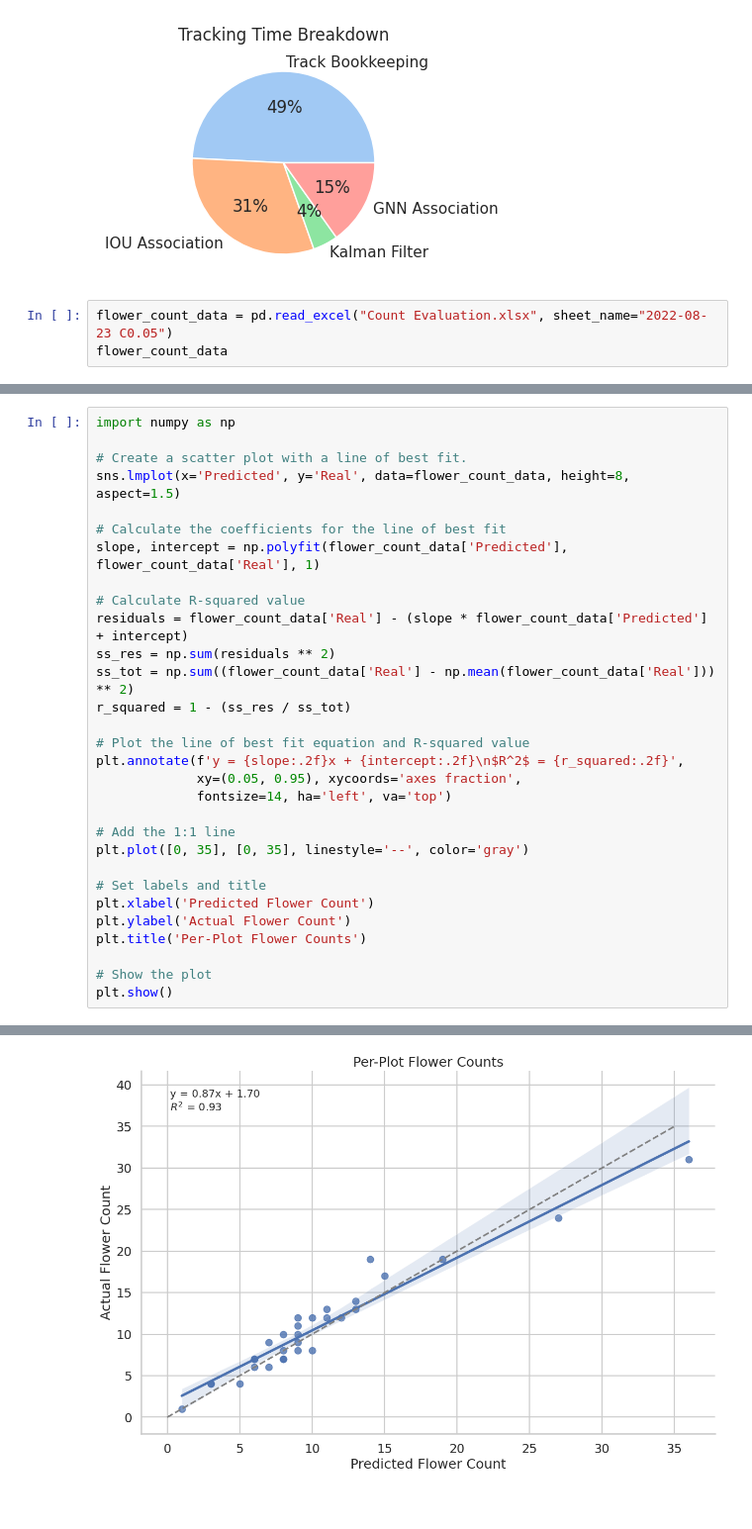
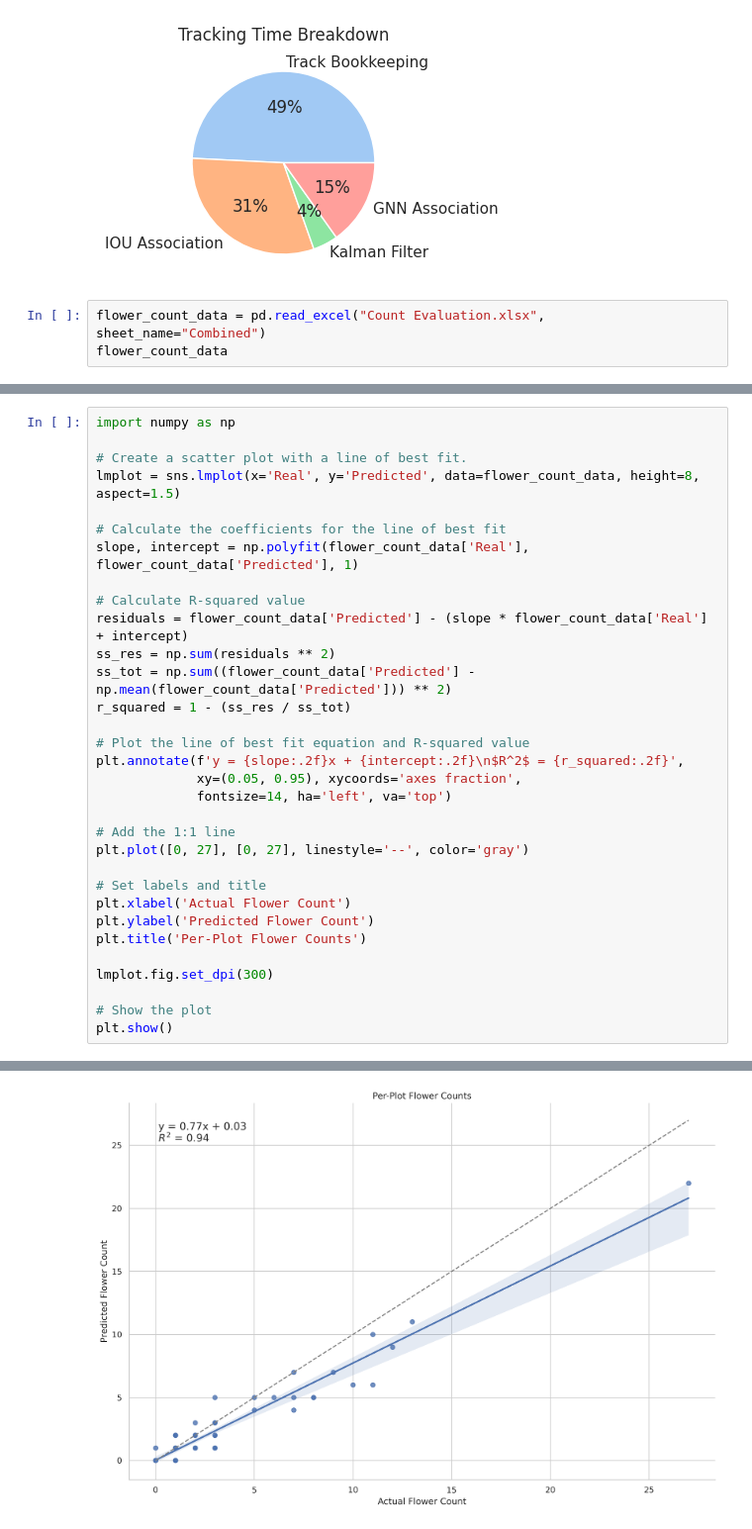
Before and after one commit to UGA-BSAIL/cotton_flower_mot, a Jupyter notebook: notebooks/generate_figures.ipynb, the cells around one changed output, grey strips where cells are left out. Shown at 99% size. Saved outputs shown, nothing was run; the diff lists cells and outputs as text.

```diff
--- a/notebooks/generate_figures.ipynb
+++ b/notebooks/generate_figures.ipynb
@@ -317,7 +317,7 @@ plt.show()
 [interactive output not drawn]
 [figure]
 # %%
-flower_count_data = pd.read_excel("Count Evaluation.xlsx", sheet_name="2022-08-23 C0.05")
+flower_count_data = pd.read_excel("Count Evaluation.xlsx", sheet_name="Combined")
 flower_count_data
 # %% [output]
 [interactive output not drawn]
@@ -341,36 +337,38 @@ flower_count_data
 # %%
 import numpy as np
 
 # Create a scatter plot with a line of best fit.
-sns.lmplot(x='Predicted', y='Real', data=flower_count_data, height=8, aspect=1.5)
+lmplot = sns.lmplot(x='Real', y='Predicted', data=flower_count_data, height=8, aspect=1.5)
 
 # Calculate the coefficients for the line of best fit
-slope, intercept = np.polyfit(flower_count_data['Predicted'], flower_count_data['Real'], 1)
+slope, intercept = np.polyfit(flower_count_data['Real'], flower_count_data['Predicted'], 1)
 
 # Calculate R-squared value
-residuals = flower_count_data['Real'] - (slope * flower_count_data['Predicted'] + intercept)
+residuals = flower_count_data['Predicted'] - (slope * flower_count_data['Real'] + intercept)
 ss_res = np.sum(residuals ** 2)
-ss_tot = np.sum((flower_count_data['Real'] - np.mean(flower_count_data['Real'])) ** 2)
+ss_tot = np.sum((flower_count_data['Predicted'] - np.mean(flower_count_data['Predicted'])) ** 2)
 r_squared = 1 - (ss_res / ss_tot)
 
 # Plot the line of best fit equation and R-squared value
 plt.annotate(f'y = {slope:.2f}x + {intercept:.2f}\n$R^2$ = {r_squared:.2f}',
              xy=(0.05, 0.95), xycoords='axes fraction',
              fontsize=14, ha='left', va='top')
 
 # Add the 1:1 line
-plt.plot([0, 35], [0, 35], linestyle='--', color='gray')
+plt.plot([0, 27], [0, 27], linestyle='--', color='gray')
 
 # Set labels and title
-plt.xlabel('Predicted Flower Count')
-plt.ylabel('Actual Flower Count')
+plt.xlabel('Actual Flower Count')
+plt.ylabel('Predicted Flower Count')
 plt.title('Per-Plot Flower Counts')
+
+lmplot.fig.set_dpi(300)
 
 # Show the plot
 plt.show()
 # %% [output]
 [interactive output not drawn]
-[figure, old version]
+[figure, new version]
 # %%
 number_of_parameters = pd.Series(data={"Ours": 1.8, "DeepSORT": 2.8, "Tracktor": 25, "SUSHI": 25, "TransCenter": 35})
 
```
Also changed, not shown: parts of 5 cells of this notebook, 6 other files.
